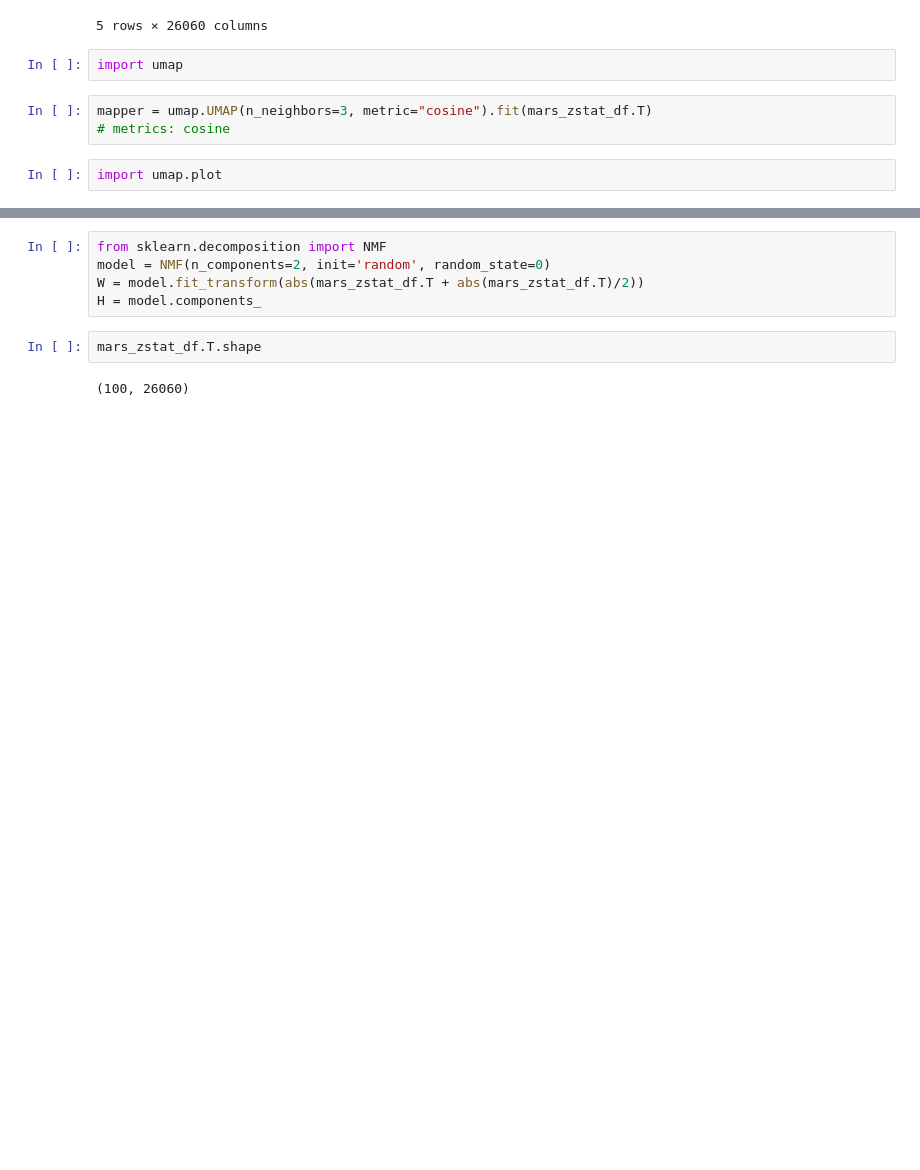
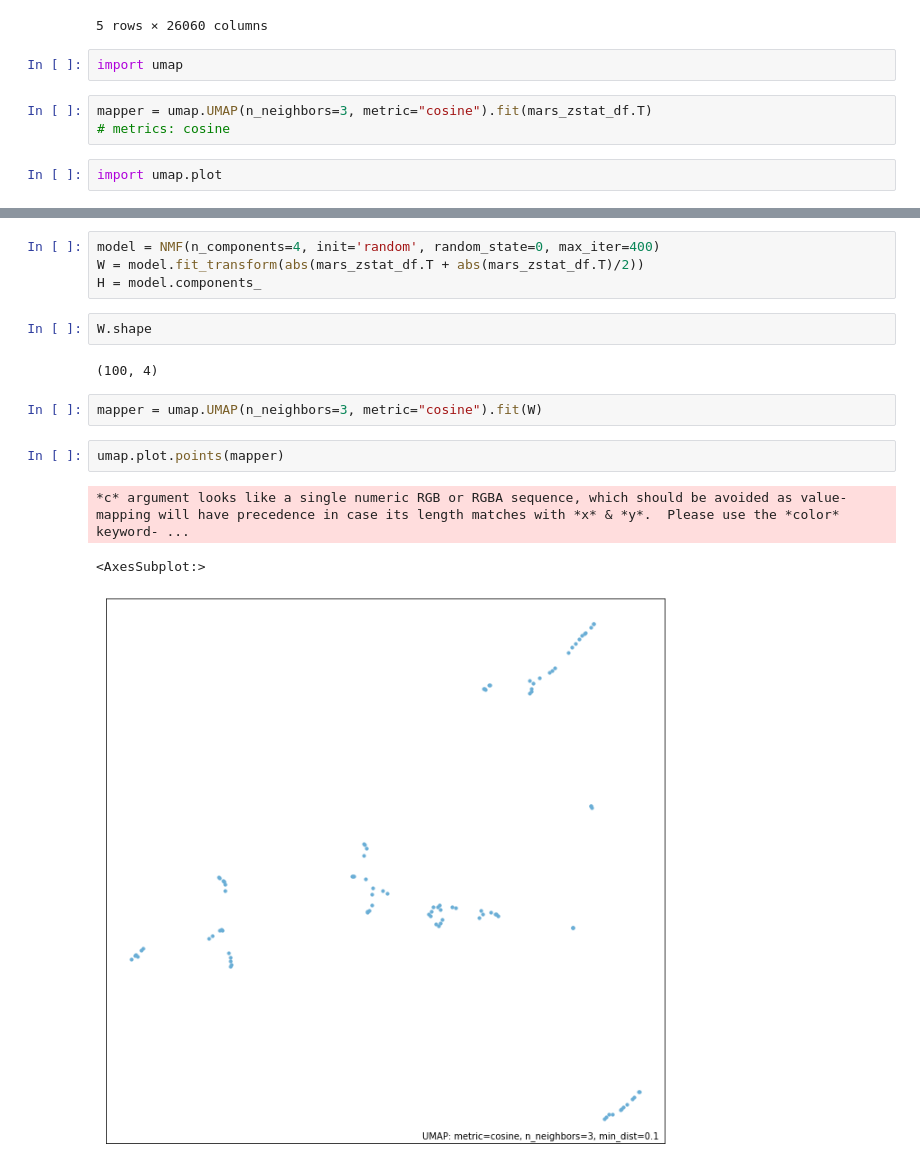
Before and after one commit to sywang/MM_2023, a Jupyter notebook: notebooks/zstat_analysis.ipynb, the cells around one changed output, grey strips where cells are left out. Saved outputs shown, nothing was run; the diff lists cells and outputs as text; blank space fills up the shorter version.

```diff
--- a/notebooks/zstat_analysis.ipynb
+++ b/notebooks/zstat_analysis.ipynb
@@ -43,9 +42,16 @@ umap.plot.points(mapper)
 # %%
-from sklearn.decomposition import NMF
-model = NMF(n_components=2, init='random', random_state=0)
+model = NMF(n_components=4, init='random', random_state=0, max_iter=400)
 W = model.fit_transform(abs(mars_zstat_df.T + abs(mars_zstat_df.T)/2))
 H = model.components_
-# %%
-mars_zstat_df.T.shape
-# %% [output]
-(100, 26060)
+# %%
+W.shape
+# %% [output]
+(100, 4)
+# %%
+mapper = umap.UMAP(n_neighbors=3, metric="cosine").fit(W)
+# %%
+umap.plot.points(mapper)
+# %% [output]
+*c* argument looks like a single numeric RGB or RGBA sequence, which should be avoided as value-mapping will have precedence in case its length matches with *x* & *y*.  Please use the *color* keyword- ...
+<AxesSubplot:>
+[figure, added]
```
Also changed, not shown: parts of 2 cells of this notebook.
